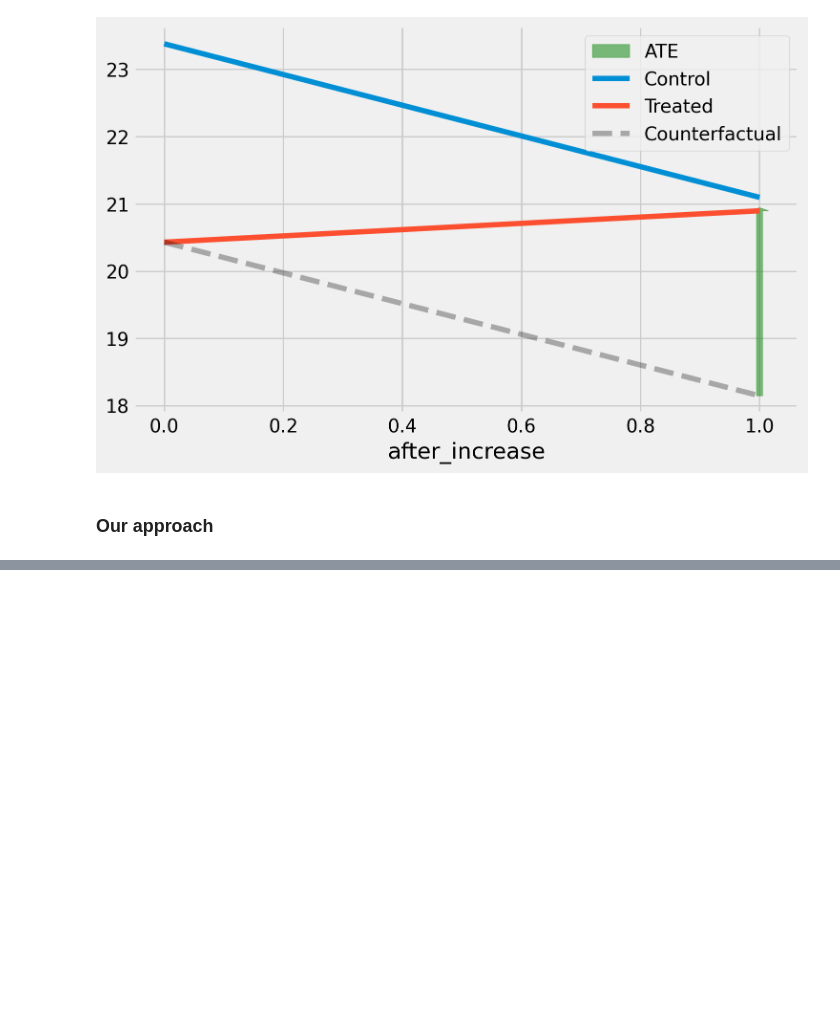
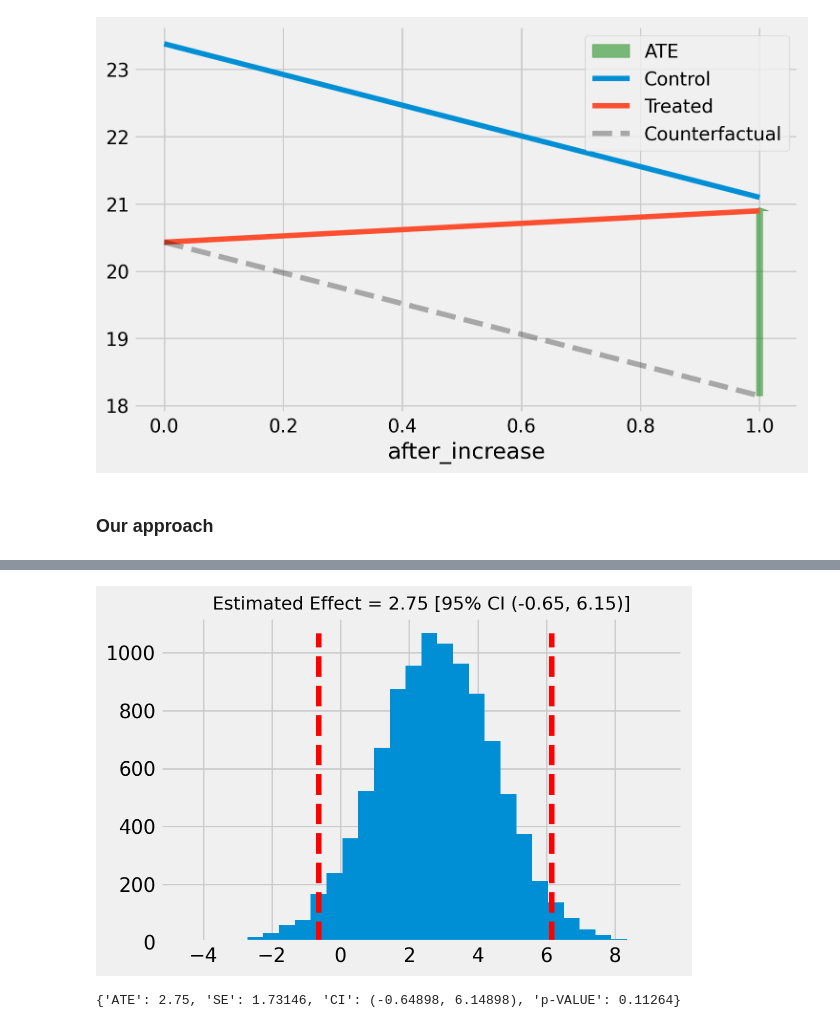
Before and after one commit to gfluz94/causal-inference, a Jupyter notebook: examples/04. ATE with Diffence-in-Differences.ipynb, the cells around one changed output, grey strips where cells are left out. Cells and saved outputs as stored; diff of their text form; code cells hidden in the pictures; blank space fills up the shorter version.

Commit message:
update notebook with our own package solution for Diff-In-Diff

```diff
--- a/examples/04. ATE with Diffence-in-Differences.ipynb
+++ b/examples/04. ATE with Diffence-in-Differences.ipynb
@@ -210,8 +210,8 @@ plt.show()
 # %%
-# m = DiffInDiffEstimator(
-#     data=df,
-#     outcome=Y,
-#     treatment=T,
-#     time_dimension=TIMEm
-# )
-# m.fit()
+m = DiffInDiffEstimator(
+    data=df,
+    outcome=Y,
+    treatment=D,
+    time_dimension=T
+)
+m.fit(plot_intervention=True)
@@ -218,2 +220,5 @@ plt.show()
 # %%
-# m.estimate_ate(plot_result=True)
+m.estimate_ate(plot_result=True)
+# %% [output]
+[figure, added]
+{'ATE': 2.75, 'SE': 1.73146, 'CI': (-0.64898, 6.14898), 'p-VALUE': 0.11264}
```
Also changed, not shown: parts of 2 cells of this notebook.
